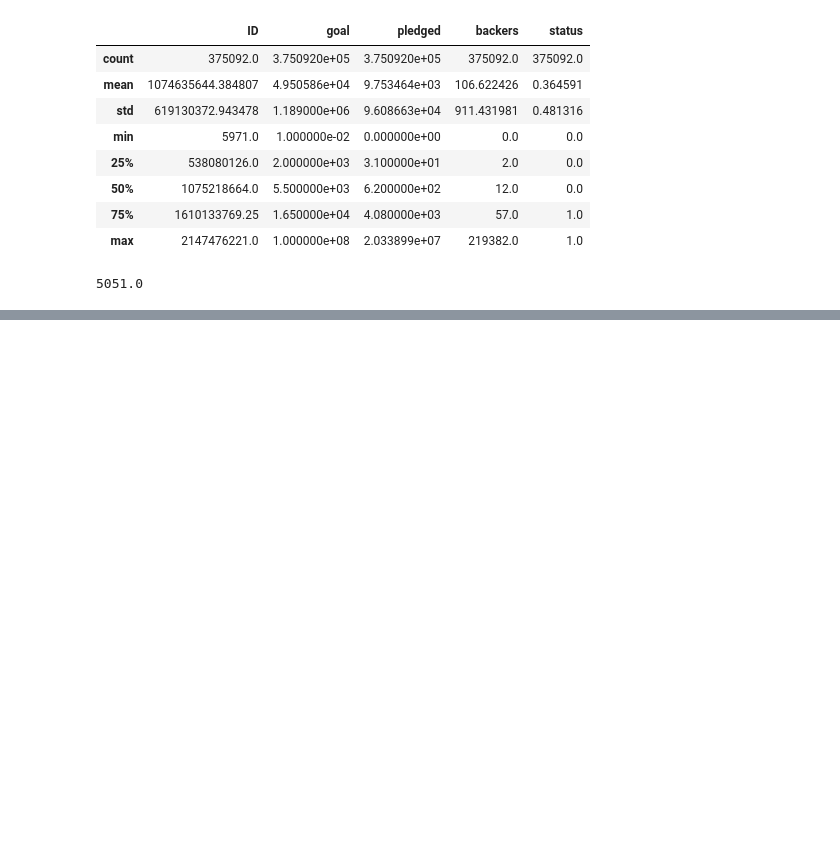
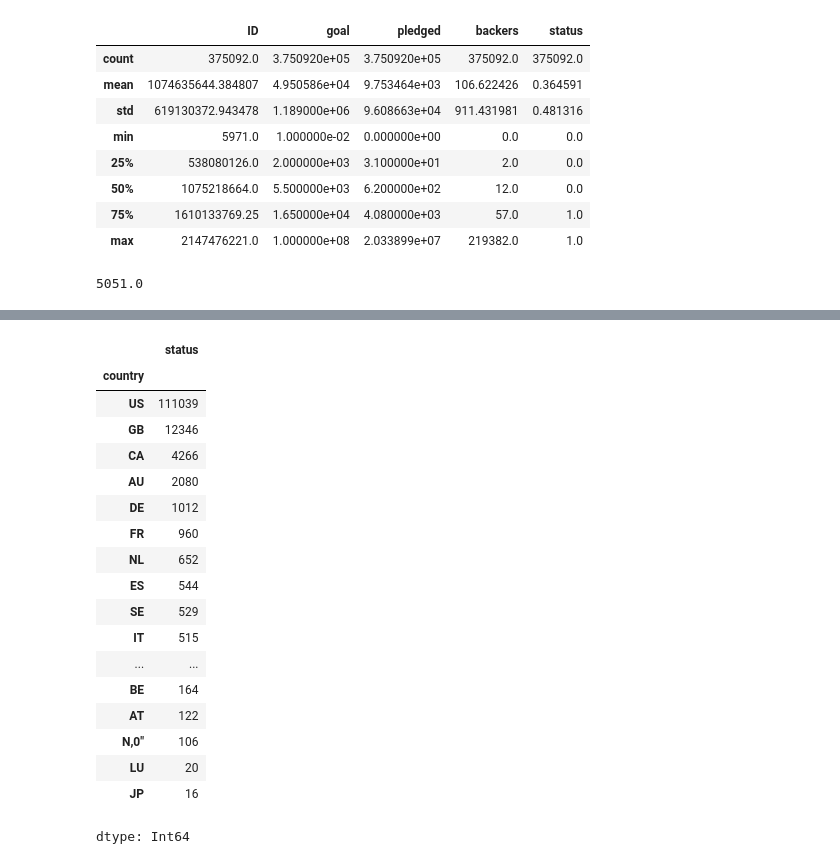
Before and after one commit to rathoddharmendra/kickstarter_projects-success-analysis, a Jupyter notebook: kickstarter_analysis_notebook.ipynb, the cells around one changed output, grey strips where cells are left out. Cells and saved outputs as stored; diff of their text form; code cells hidden in the pictures; blank space fills up the shorter version.

```diff
--- a/kickstarter_analysis_notebook.ipynb
+++ b/kickstarter_analysis_notebook.ipynb
@@ -120,0 +143,2 @@ px.bar(df.groupby('main_category')['pledged'].median().sort_values(ascending=Fal
+# %%
+df['deadline'] = pd.to_datetime(df['deadline'], errors='raise')
@@ -120,0 +168,4 @@ px.bar(df.groupby('main_category')['pledged'].median().sort_values(ascending=Fal
+# %%
+# 6. **Average Campaign Duration (days)**
+
+df['campaign_duration'] = (df['deadline'] - df['launched']).dt.days
@@ -120,0 +270,24 @@ px.bar(df.groupby('main_category')['pledged'].median().sort_values(ascending=Fal
+# %%
+# 8. **Geographical Distribution**
+
+df.groupby('country')['status'].sum().sort_values(ascending=False)
+# %% [output]
+|  | status |
+| country |  |
+| US | 111039 |
+| GB | 12346 |
+| CA | 4266 |
+| AU | 2080 |
+| DE | 1012 |
+| FR | 960 |
+| NL | 652 |
+| ES | 544 |
+| SE | 529 |
+| IT | 515 |
+| ... | ... |
+| BE | 164 |
+| AT | 122 |
+| N,0" | 106 |
+| LU | 20 |
+| JP | 16 |
+dtype: Int64
```
Also changed, not shown: parts of 16 cells of this notebook.
